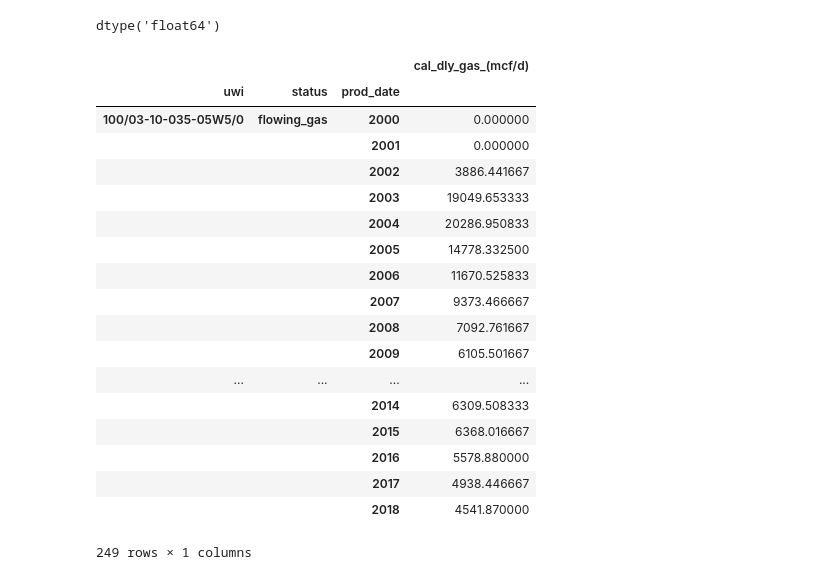
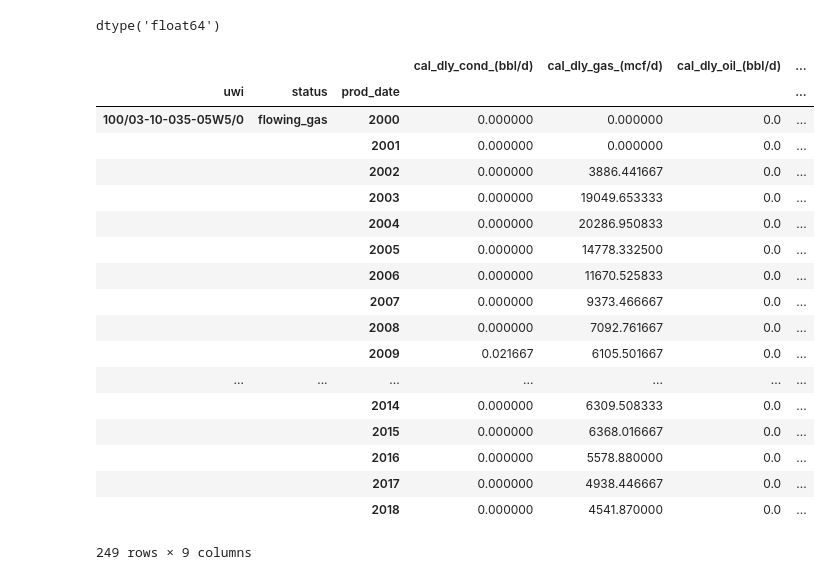
Before and after one commit to SimplifyData/Forecasting-Time-Series-with-Multiple-Seasonalities, a Jupyter notebook: Impala.ipynb, the cells around one changed output. Cells and saved outputs as stored; diff of their text form; code cells hidden in the pictures.

```diff
--- a/Impala.ipynb
+++ b/Impala.ipynb
@@ -153,5 +202,5 @@ array(['abandoned', 'abandoned_gas', 'oil_abandoned_zone',
 # %%
 abd_well_index = prod_df[~prod_df.status.isin(abd_wells)].index
 # %%
-prod_df = prod_df[~prod_df.status.isin(abd_wells)].reset_index()
+prod_df_clean = prod_df[~prod_df.status.isin(abd_wells)].reset_index()
 # %%
@@ -177,7 +227,7 @@ prod_df.shape
 # %% [markdown]
 #### UWI analysis
 # %%
-uwis = prod_df.uwi.unique()
+uwis = prod_df_clean.uwi.unique()
 
 uwis
 # %% [output]
@@ -232,7 +354,7 @@ prod_df.columns.tolist()
  'wor_(bbl/bbl)',
  'cgr_(bbl/mmcf)']
 # %%
-prod_df.prod_date = pd.to_datetime(prod_df.prod_date, format = "%m/%d/%Y", errors='ignore')
+prod_df_clean.prod_date = pd.to_datetime(prod_df_clean.prod_date, format = "%m/%d/%Y", errors='ignore')
 # %%
 #prod_df.prod_date = pd.DatetimeIndex(prod_df.prod_date).year
 # %%
@@ -250,4 +484,5 @@ prod_df.head()
 # %%
-prod_df.set_index('prod_date').groupby(["prod_date", 'status']).rolling(window =1, freq = 'Y', min_periods=1).mean()[['cal_dly_oil_(bbl/d)','cum_prd_oil_(bbl)','cal_dly_gas_(mcf/d)','cum_prd_gas_(mcf)',
+'''prod_df.set_index('prod_date').groupby(["prod_date", 'status']).rolling(window =1, freq = 'Y', min_periods=1).mean()[['cal_dly_oil_(bbl/d)','cum_prd_oil_(bbl)','cal_dly_gas_(mcf/d)','cum_prd_gas_(mcf)',
   'cal_dly_water_(bbl/d)','cum_prd_water_(bbl)','cal_dly_cond_(bbl/d)','cum_prd_cond_(bbl)','prd_hours_(hr)']]
+  '''
 # %% [output]
@@ -280,24 +497,29 @@ prod_df['cal_dly_oil_(bbl/d)'].dtype
 # %% [output]
 dtype('float64')
 # %%
-pd.pivot_table(prod_df,index=['uwi', 'status', prod_df.prod_date.dt.year],values=['cal_dly_gas_(mcf/d)'], aggfunc = np.mean)
+(pd.pivot_table(prod_df,index=['uwi', 'status',
+                               prod_df.prod_date.dt.year],
+                values=['cal_dly_oil_(bbl/d)','cum_prd_oil_(bbl)','cal_dly_gas_(mcf/d)',
+                        'cum_prd_gas_(mcf)','cal_dly_water_(bbl/d)','cum_prd_water_(bbl)',
+                        'cal_dly_cond_(bbl/d)','cum_prd_cond_(bbl)','prd_hours_(hr)'],
+                aggfunc = np.mean))
 # %% [output]
-|  |  |  | cal_dly_gas_(mcf/d) |
-| uwi | status | prod_date |  |
-| 100/03-10-035-05W5/0 | flowing_gas | 2000 | 0.000000 |
-|  |  | 2001 | 0.000000 |
-|  |  | 2002 | 3886.441667 |
-|  |  | 2003 | 19049.653333 |
-|  |  | 2004 | 20286.950833 |
-|  |  | 2005 | 14778.332500 |
-|  |  | 2006 | 11670.525833 |
-|  |  | 2007 | 9373.466667 |
-|  |  | 2008 | 7092.761667 |
-|  |  | 2009 | 6105.501667 |
-| ... | ... | ... | ... |
-|  |  | 2014 | 6309.508333 |
-|  |  | 2015 | 6368.016667 |
-|  |  | 2016 | 5578.880000 |
-|  |  | 2017 | 4938.446667 |
-|  |  | 2018 | 4541.870000 |
+|  |  |  | cal_dly_cond_(bbl/d) | cal_dly_gas_(mcf/d) | cal_dly_oil_(bbl/d) | ... |
+| uwi | status | prod_date |  |  |  | ... |
+| 100/03-10-035-05W5/0 | flowing_gas | 2000 | 0.000000 | 0.000000 | 0.0 | ... |
+|  |  | 2001 | 0.000000 | 0.000000 | 0.0 | ... |
+|  |  | 2002 | 0.000000 | 3886.441667 | 0.0 | ... |
+|  |  | 2003 | 0.000000 | 19049.653333 | 0.0 | ... |
+|  |  | 2004 | 0.000000 | 20286.950833 | 0.0 | ... |
+|  |  | 2005 | 0.000000 | 14778.332500 | 0.0 | ... |
+|  |  | 2006 | 0.000000 | 11670.525833 | 0.0 | ... |
+|  |  | 2007 | 0.000000 | 9373.466667 | 0.0 | ... |
+|  |  | 2008 | 0.000000 | 7092.761667 | 0.0 | ... |
+|  |  | 2009 | 0.021667 | 6105.501667 | 0.0 | ... |
+| ... | ... | ... | ... | ... | ... | ... |
+|  |  | 2014 | 0.000000 | 6309.508333 | 0.0 | ... |
+|  |  | 2015 | 0.000000 | 6368.016667 | 0.0 | ... |
+|  |  | 2016 | 0.000000 | 5578.880000 | 0.0 | ... |
+|  |  | 2017 | 0.000000 | 4938.446667 | 0.0 | ... |
+|  |  | 2018 | 0.000000 | 4541.870000 | 0.0 | ... |
-249 rows × 1 columns
+249 rows × 9 columns
```
Also changed, not shown: parts of 49 cells of this notebook, 1 other file.
